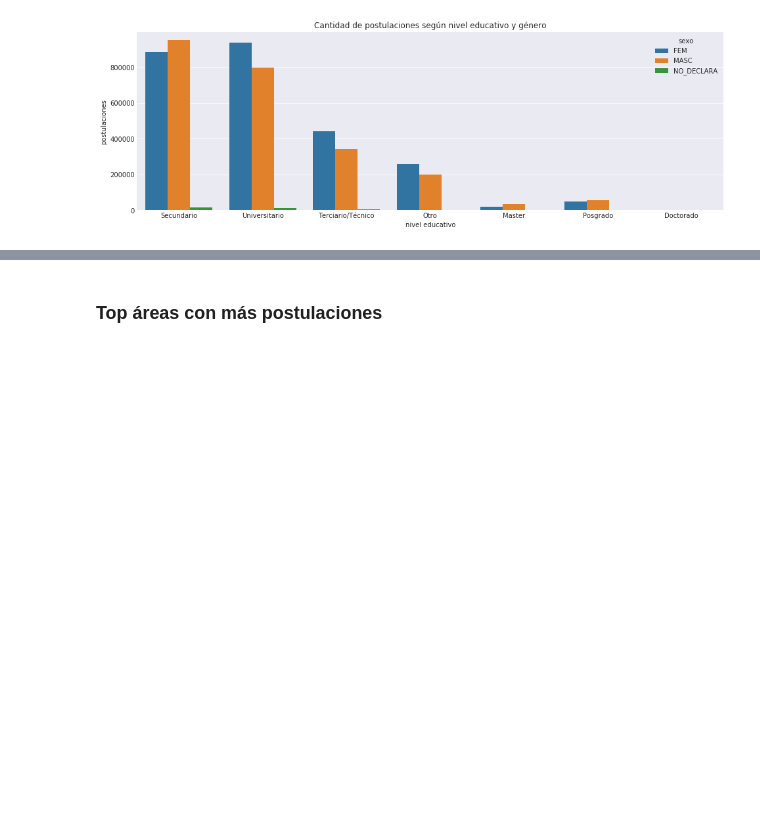
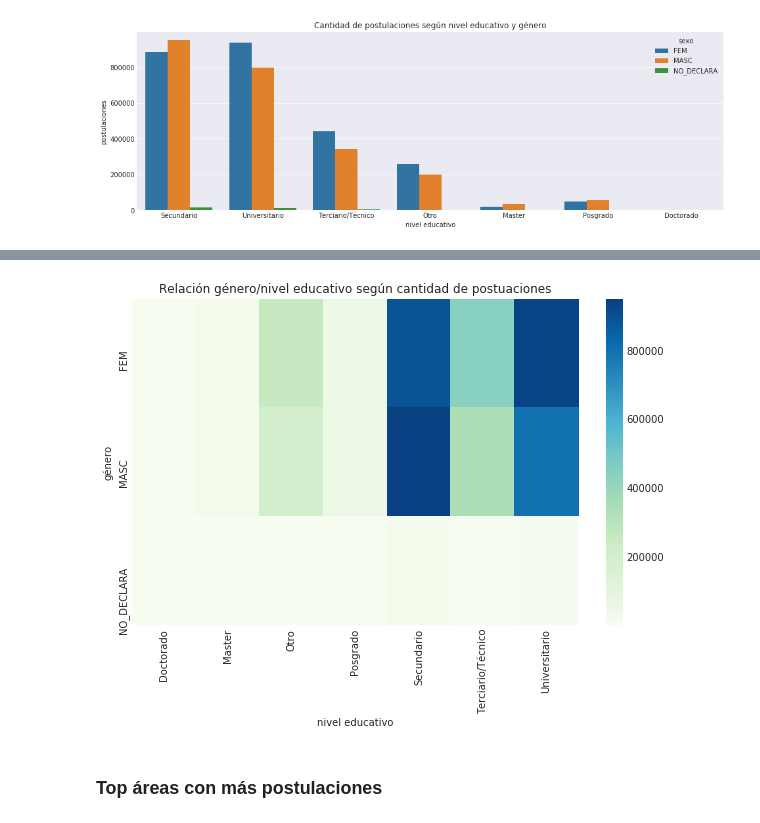
Before and after one commit to tbotalla/Datos1Q2018, a Jupyter notebook: parte1/Postulaciones.ipynb, the cells around one changed output, grey strips where cells are left out. Cells and saved outputs as stored; diff of their text form; code cells hidden in the pictures; blank space fills up the shorter version.

```diff
--- a/parte1/Postulaciones.ipynb
+++ b/parte1/Postulaciones.ipynb
@@ -116,4 +116,7 @@ plt.show()
 ### **Postulaciones segun nivel eductivo**
 Analicemos como sonlas postulaciones según enl nivel educativo de los postulantes
 # %%
-data = postulaciones.merge(avisos_raw[['idaviso','titulo','nombre_area']], on='idaviso').merge(educacion_raw, on='idpostulante').rename(columns={'nombre_area':'area','nombre':'nivel_educ'})
+data = postulaciones.merge(avisos_raw[['idaviso','titulo','nombre_area']], on='idaviso')\
+                    .merge(educacion_raw, on='idpostulante')\
+                    .merge(generos_raw,on='idpostulante')\
+                    .rename(columns={'nombre_area':'area','nombre':'nivel_educ'})
@@ -131,9 +153,6 @@ plt.ylabel('postulaciones')
 plt.show()
 # %% [output]
 [figure]
-# %%
-data = data.merge(generos_raw,on='idpostulante')
-data.head(1)
 # %%
 plt.figure(figsize=(16,5))
 plt.title('Cantidad de postulaciones según nivel educativo y género')
@@ -143,3 +162,8 @@ plt.ylabel('postulaciones')
 plt.show()
 # %% [output]
 [figure]
+# %%
+data_to_pivot = data
+data_to_pivot['count'] = 1
+data_pivoted = data_to_pivot[['nivel_educ','sexo','count']].groupby(['sexo','nivel_educ']).sum().pivot_table(values='count',index='sexo',columns='nivel_educ')
+data_pivoted
@@ -146,3 +176,12 @@ plt.show()
+# %%
+plt.figure(figsize=(10,6))
+plt.title('Relación género/nivel educativo según cantidad de postuaciones')
+sns.heatmap(data_pivoted, cmap='GnBu')
+plt.xlabel('nivel educativo')
+plt.ylabel('género')
+plt.show()
+# %% [output]
+[figure, added]
 # %% [markdown]
 ### **Top áreas con más postulaciones**
 # %%
```
Also changed, not shown: parts of 6 cells of this notebook.
